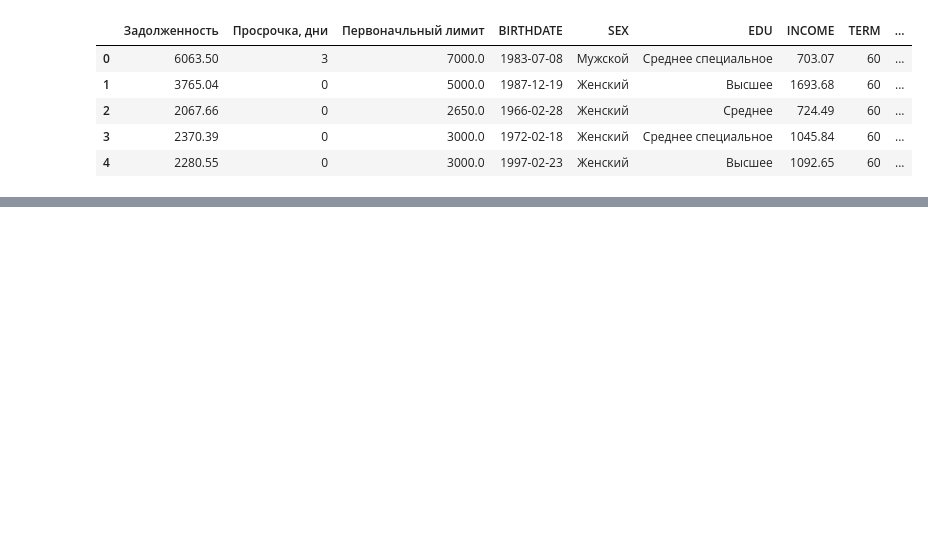
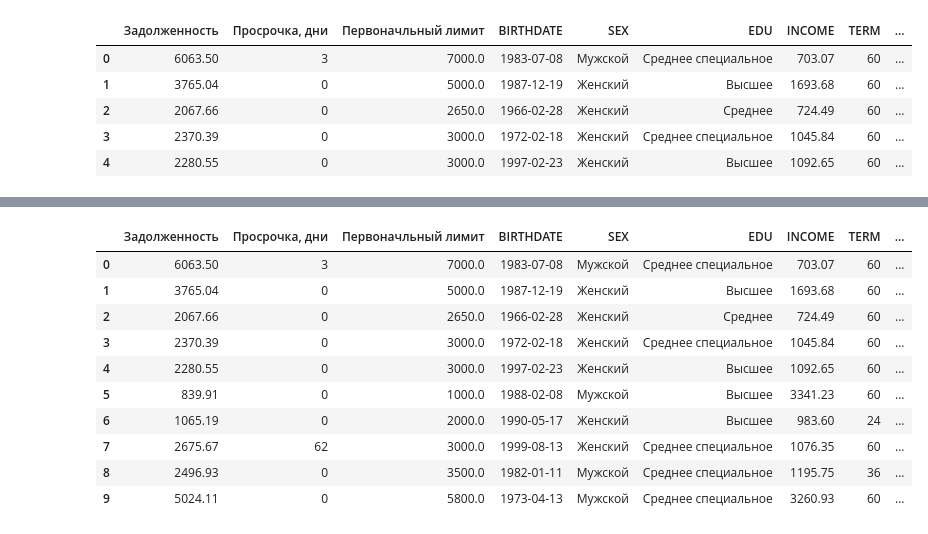
Before and after one commit to UgoChikezie2/ugo-final-project, a Jupyter notebook: notebooks/Ugo_Chikezie_Final-Project.ipynb, the cells around one changed output, grey strips where cells are left out. Drawn from its saved outputs; the diff is of its cells as text; code cells hidden in the pictures; blank space fills up the shorter version.

Commit message:
data cleaning and wrangling

```diff
--- a/notebooks/Ugo_Chikezie_Final-Project.ipynb
+++ b/notebooks/Ugo_Chikezie_Final-Project.ipynb
@@ -1,9 +4,6 @@
 # %%
-import pandas as pd
 
-from sklearn.model_selection import train_test_split
-
-df = pd.read_csv('C:/Users/ugoch/Documents/Ironhack_Bootcamp//final_Project_bank_credit_scoring.csv')
+df = pd.read_csv('../data/raw/final_Project_bank_credit_scoring.csv')
 
 df.head()
 # %% [output]
@@ -16,13 +16,9 @@ df.head()
 # %%
 # Overview of each
 df.info()
-df_cleaned = df.dropna()
-df = df.drop_duplicates()
 
 # Missing values check
-print(df.isnull().sum())
-print(df_cleaned)
-print(df)
+# print(df.isnull().sum())
 # %% [output]
 <class 'pandas.core.frame.DataFrame'>
 RangeIndex: 18420 entries, 0 to 18419
@@ -43,0 +74,15 @@ Data columns (total 18 columns):
+# %%
+df.dropna()
+df.head(10)
+# %% [output]
+|  | Задолженность | Просрочка, дни | Первоначльный лимит | BIRTHDATE | SEX | EDU | INCOME | TERM | ... |
+| 0 | 6063.50 | 3 | 7000.0 | 1983-07-08 | Мужской | Среднее специальное | 703.07 | 60 | ... |
+| 1 | 3765.04 | 0 | 5000.0 | 1987-12-19 | Женский | Высшее | 1693.68 | 60 | ... |
+| 2 | 2067.66 | 0 | 2650.0 | 1966-02-28 | Женский | Среднее | 724.49 | 60 | ... |
+| 3 | 2370.39 | 0 | 3000.0 | 1972-02-18 | Женский | Среднее специальное | 1045.84 | 60 | ... |
+| 4 | 2280.55 | 0 | 3000.0 | 1997-02-23 | Женский | Высшее | 1092.65 | 60 | ... |
+| 5 | 839.91 | 0 | 1000.0 | 1988-02-08 | Мужской | Высшее | 3341.23 | 60 | ... |
+| 6 | 1065.19 | 0 | 2000.0 | 1990-05-17 | Женский | Высшее | 983.60 | 24 | ... |
+| 7 | 2675.67 | 62 | 3000.0 | 1999-08-13 | Женский | Среднее специальное | 1076.35 | 60 | ... |
+| 8 | 2496.93 | 0 | 3500.0 | 1982-01-11 | Мужской | Среднее специальное | 1195.75 | 36 | ... |
+| 9 | 5024.11 | 0 | 5800.0 | 1973-04-13 | Мужской | Среднее специальное | 3260.93 | 60 | ... |
```
Also changed, not shown: parts of 9 cells of this notebook, 4 other files.
